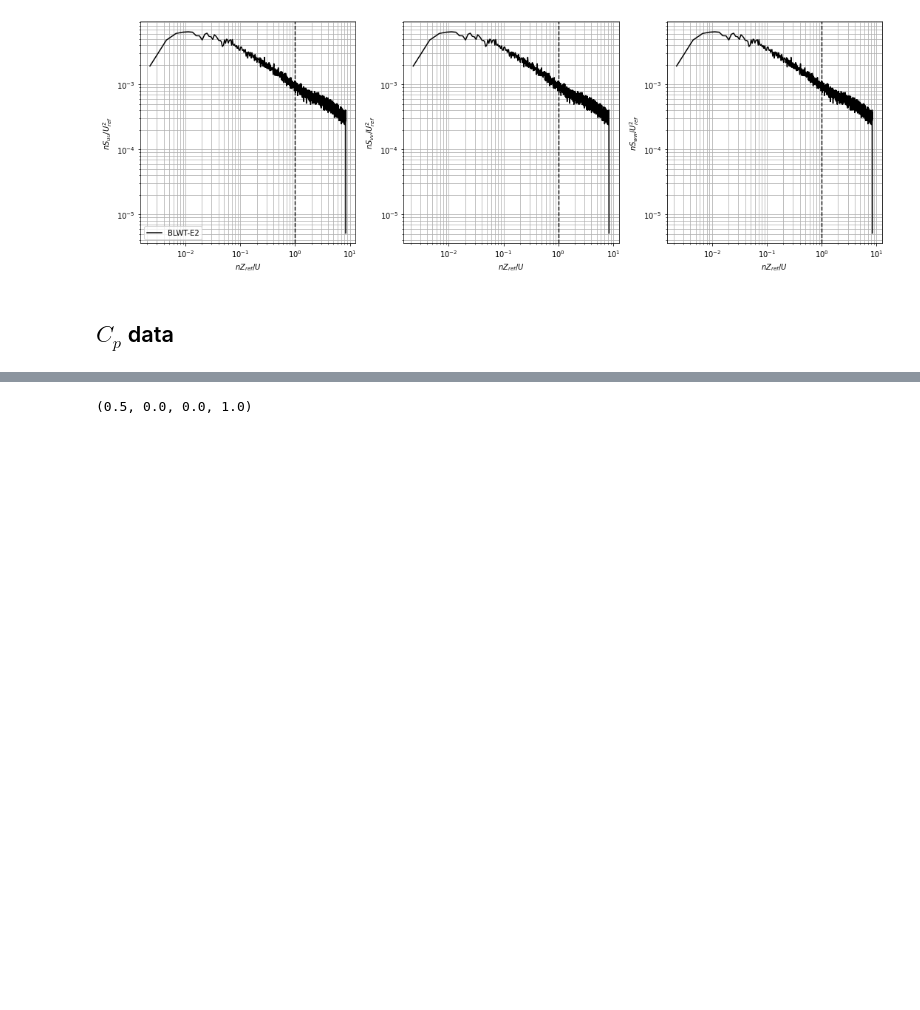
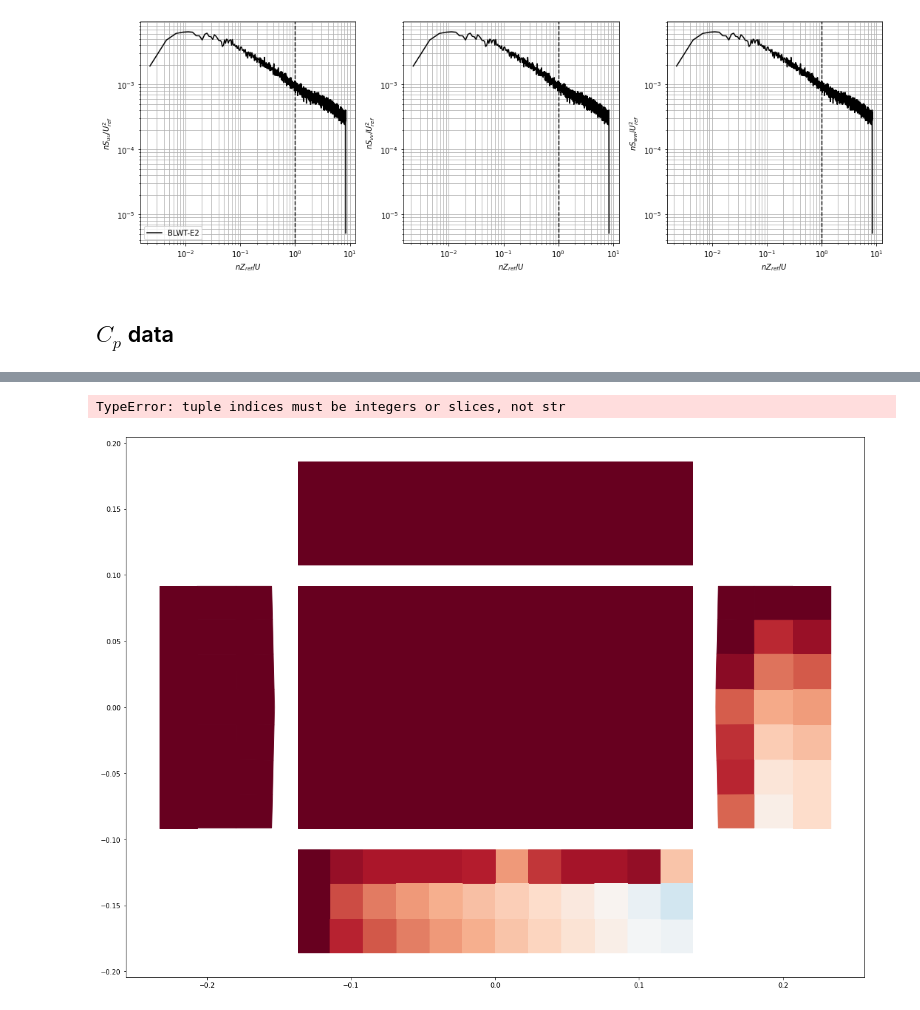
Before and after one commit to Tsinuel/windCalc, a Jupyter notebook: src/lab_windCAD.ipynb, the cells around one changed output, grey strips where cells are left out. Drawn from its saved outputs; the diff is of its cells as text; code cells hidden in the pictures; blank space fills up the shorter version.

```diff
--- a/src/lab_windCAD.ipynb
+++ b/src/lab_windCAD.ipynb
@@ -294,3 +301,20 @@ NumPan_j = 72, NumPan_j-1 = 42, s = 228, e = 216
 # %%
+f = 1
+fc = ttu[f]
+
+fig = plt.figure(figsize=[20,15])
+ax = fig.add_subplot()
+
+ttu.plotPanelCpStats(fieldName='mean',dxnIdx=1,aIdx=0,showValueText=False,ax=ax)
+ttu.plotPanels(ax=ax,aIdx=a)
+ttu.plotEdges(ax=ax,showName=False)
+
+# fc.plotPanelField(ttu.CpStatsAreaAvg[f], 'peakMin', dIdx=0, aIdx=1, showValueText=True, ax=ax,strFmt="{:.3g}")
+# fc.plotPanels(ax=ax, aIdx=1)
+# fc.plotTaps(ax=ax)
+# fc.plotEdges(ax=ax,showName=False)
+
+ax.axis('equal')
 # %% [output]
-(0.5, 0.0, 0.0, 1.0)
+TypeError: tuple indices must be integers or slices, not str
+[figure, added]
```
Also changed, not shown: parts of 6 cells of this notebook, 2 other files.
